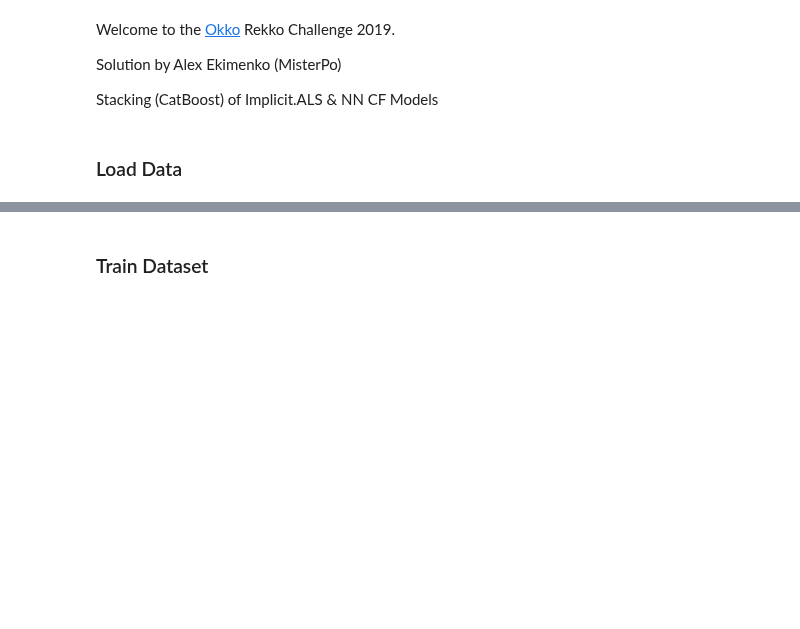
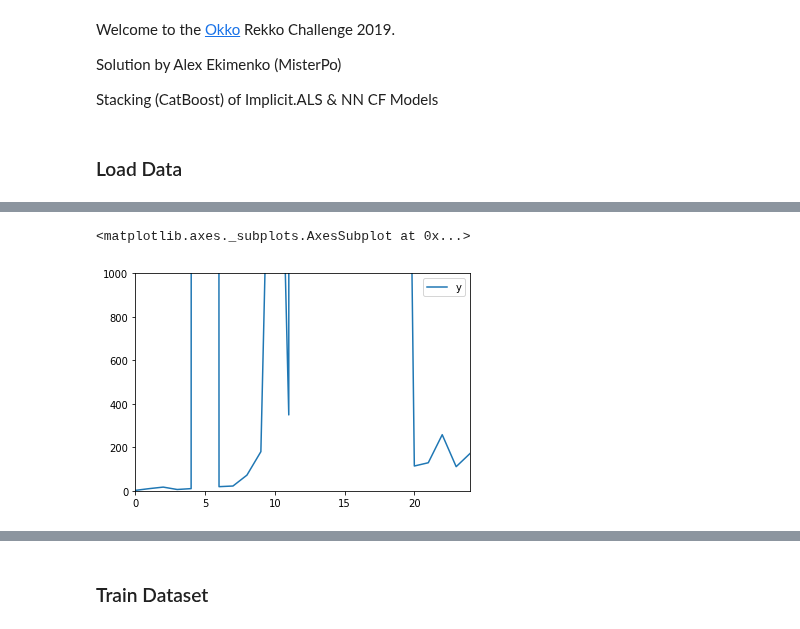
Before and after one commit to ml-workteam/ds-recommender-rekko-challenge, a Jupyter notebook: sandbox_als_recommender.ipynb, the cells around one changed output, grey strips where cells are left out. Cells and saved outputs as stored; diff of their text form; code cells hidden in the pictures; blank space fills up the shorter version.

```diff
--- a/sandbox_als_recommender.ipynb
+++ b/sandbox_als_recommender.ipynb
@@ -44,0 +61,12 @@ bookmarks = du.processBookmarks()
+# %%
+tr = du.processTransactions(use_cashe=True)
+tr_train, tr_val = du.trainvalTransactions(tr, border=0.95)
+# these params perform best:
+rating_params = {'bookmarked': 5, 'purchased': 10,
+                             'watched_movie': 8, 'watched_series': 9, 'watch_failed': 1}
+ds_val = du.makeTarget(tr_val, du.processCatalogue(), du.processBookmarks(), du.processRatings(), params = rating_params)
+# %%
+ds_val['y'].value_counts().reset_index().sort_values(by='index').reset_index()[['y']].plot(ylim=[0,1000])
+# %% [output]
+<matplotlib.axes._subplots.AxesSubplot at 0x...>
+[figure, added]
```
Also changed, not shown: parts of 3 cells of this notebook, 24 other files.
